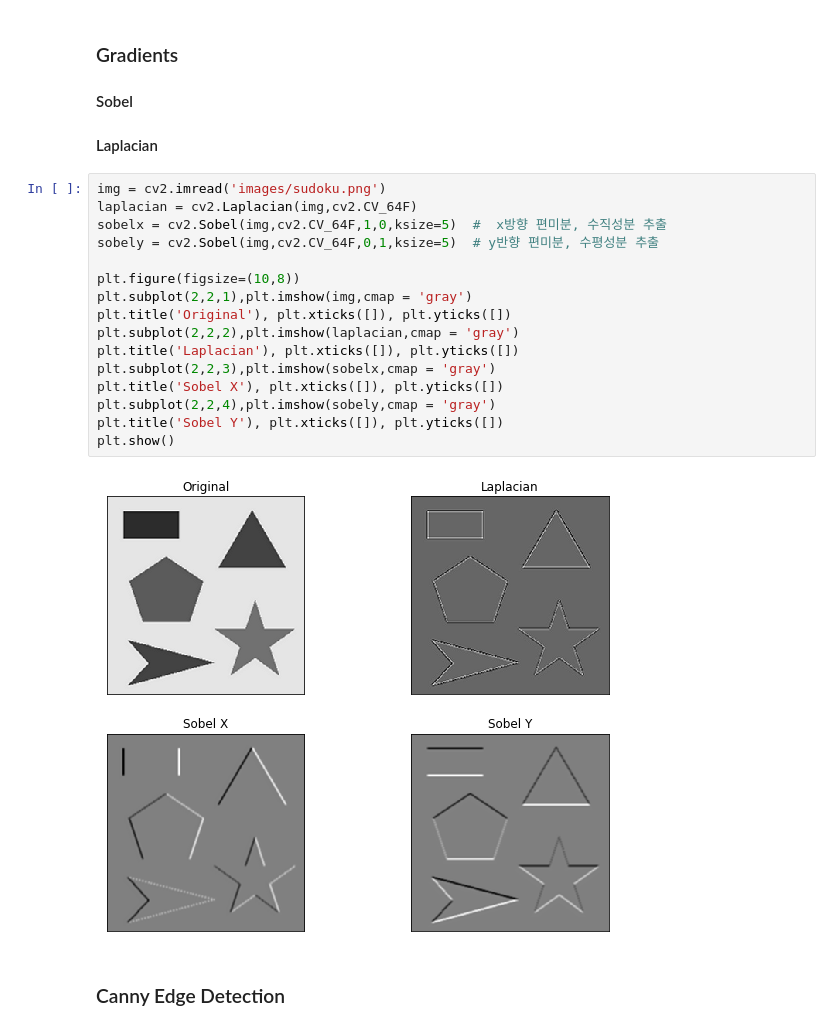
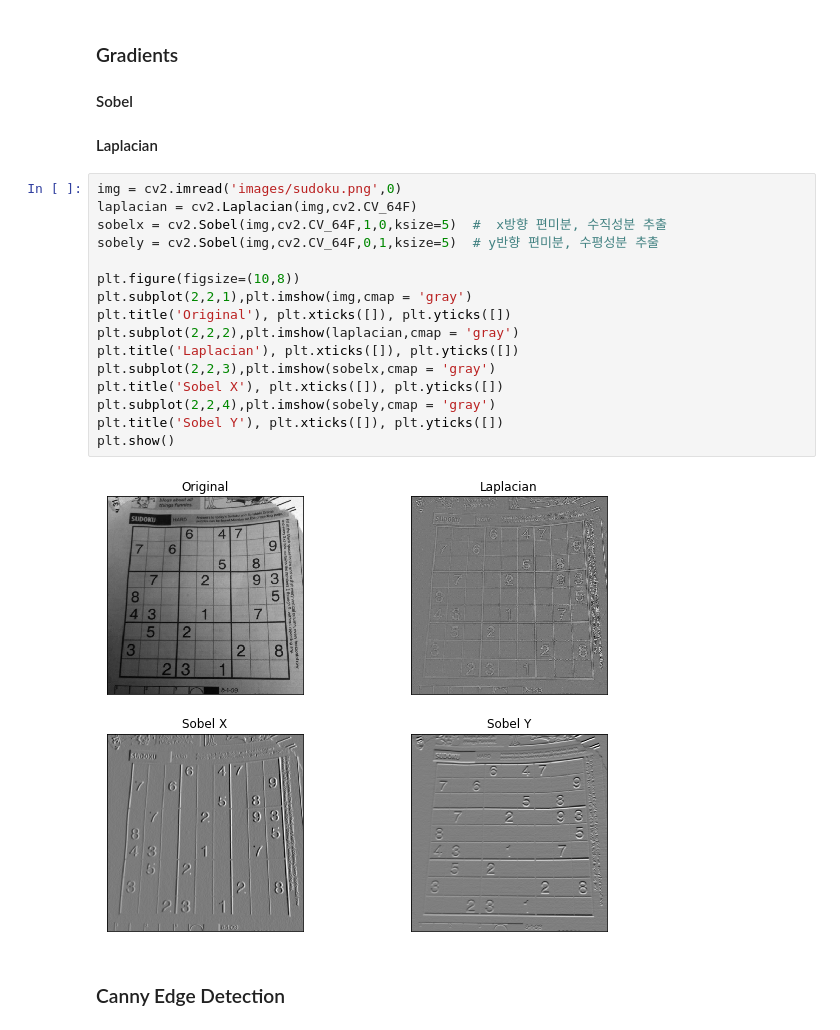
Before and after one commit to lena6612/ComputerVision, a Jupyter notebook: code/EdgeDetection.ipynb, the cells around one changed output. Cells and saved outputs as stored; diff of their text form.

```diff
--- a/code/EdgeDetection.ipynb
+++ b/code/EdgeDetection.ipynb
@@ -11,23 +11,23 @@ from matplotlib import pyplot as plt
 
 #### Laplacian
 # %%
-img = cv2.imread('images/sudoku.png')
+img = cv2.imread('images/sudoku.png',0)
 laplacian = cv2.Laplacian(img,cv2.CV_64F)
 sobelx = cv2.Sobel(img,cv2.CV_64F,1,0,ksize=5)  #  x방향 편미분, 수직성분 추출
 sobely = cv2.Sobel(img,cv2.CV_64F,0,1,ksize=5)  # y반향 편미분, 수평성분 추출
 
 plt.figure(figsize=(10,8))
 plt.subplot(2,2,1),plt.imshow(img,cmap = 'gray')
 plt.title('Original'), plt.xticks([]), plt.yticks([])
 plt.subplot(2,2,2),plt.imshow(laplacian,cmap = 'gray')
 plt.title('Laplacian'), plt.xticks([]), plt.yticks([])
 plt.subplot(2,2,3),plt.imshow(sobelx,cmap = 'gray')
 plt.title('Sobel X'), plt.xticks([]), plt.yticks([])
 plt.subplot(2,2,4),plt.imshow(sobely,cmap = 'gray')
 plt.title('Sobel Y'), plt.xticks([]), plt.yticks([])
 plt.show()
 # %% [output]
-[figure, old version]
+[figure, new version]
 # %% [markdown]
 ### Canny Edge Detection
 # %%
```
Also changed, not shown: parts of 1 cell of this notebook.
